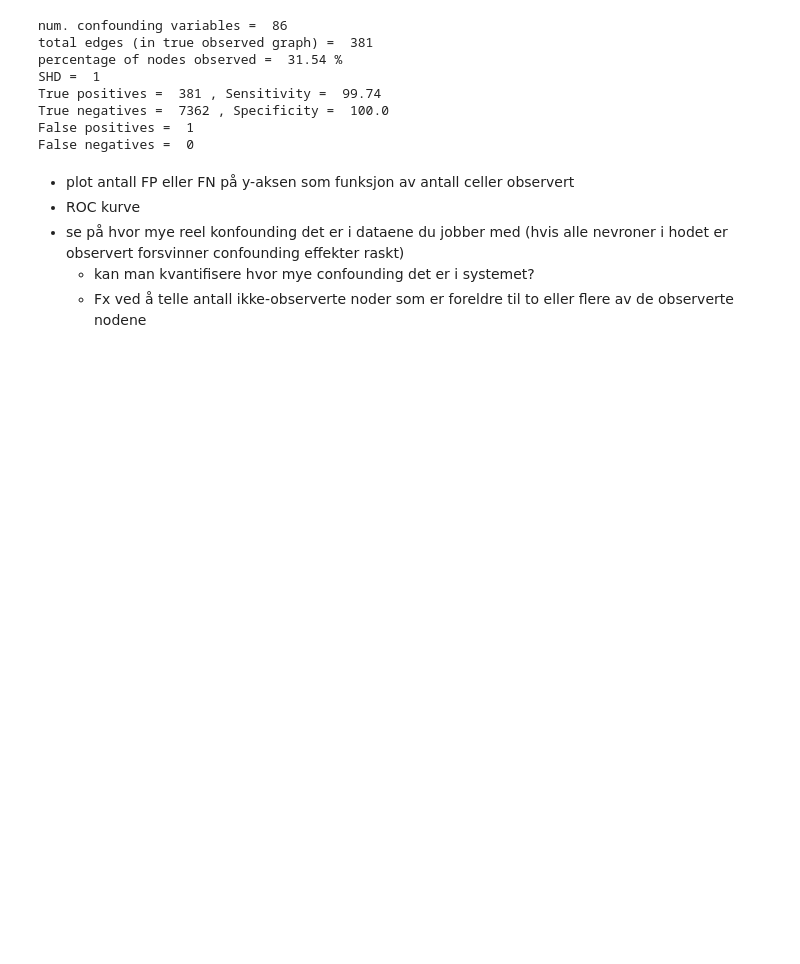
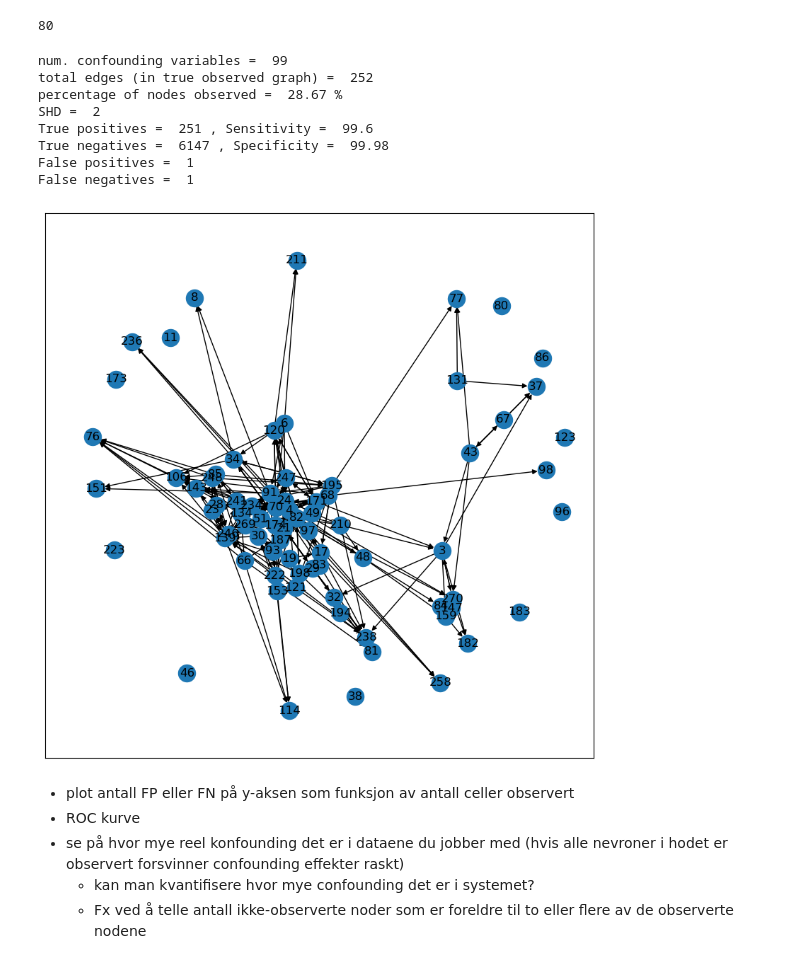
Before and after one commit to ungvilde/Causal-discovery, a Jupyter notebook: learn_c_elegans.ipynb, the cells around one changed output. Drawn from its saved outputs; the diff is of its cells as text; code cells hidden in the pictures; blank space fills up the shorter version.

```diff
--- a/learn_c_elegans.ipynb
+++ b/learn_c_elegans.ipynb
@@ -113,7 +141,7 @@ n_timesteps = 10**4
 stimulation_protocol = [[i] for i in index_obs]
 stimulation_protocol_str = [str(i) for i in index_obs] + ['null']
 
-stimulate_nodes = np.sort(np.random.choice(index_obs, size = int(n_obs*prop_intervened), replace = False))
+stimulate_nodes = np.sort(np.random.choice(index_obs, size = int(len(index_obs)*prop_intervened), replace = False))
 stimulation_protocol = [[i] for i in stimulate_nodes]
 stimulation_protocol_str = [str(i) for i in stimulate_nodes] + ['null']
 # %%
@@ -149,3 +177,7 @@ plt.show()
+# %%
+len(index_obs)
+# %% [output]
+80
 # %%
 G_learned = SCM_learner(spike_data_dict,
                         node_list=list(index_obs),
@@ -158,7 +190,6 @@ A_true = nx.adjacency_matrix(G_true).todense()
 A_learned = nx.adjacency_matrix(G_learned).todense()
 A_diff = A_true - A_learned
 
-pd.DataFrame(A_true - A_learned)
 SHD = np.sum(np.abs(A_true- A_learned))
 TP = np.sum( (A_true == 1)*(A_learned==1) )
 TN = np.sum( (A_true == 0)*(A_learned==0))
@@ -174,7 +205,7 @@ for node in index_hidden:
             count += 1
     if count >= 2:
         confounders.append(node)
-print('num. confounding variables = ',len(confounders))
+print('num. confounding variables = ', len(confounders))
 
 print('total edges (in true observed graph) = ',G_true.number_of_edges())
 print('percentage of nodes observed = ', np.round(G_obs.number_of_nodes() / G.number_of_nodes() * 100, 2), '%')
@@ -184,14 +215,19 @@ print('True negatives = ', TN, ', Specificity = ', np.round(TN / (TN + FN)*100,
 print('False positives = ', FP )
 print('False negatives = ', FN )
 # %% [output]
-num. confounding variables =  86
-total edges (in true observed graph) =  381
-percentage of nodes observed =  31.54 %
-SHD =  1
-True positives =  381 , Sensitivity =  99.74
-True negatives =  7362 , Specificity =  100.0
+num. confounding variables =  99
+total edges (in true observed graph) =  252
+percentage of nodes observed =  28.67 %
+SHD =  2
+True positives =  251 , Sensitivity =  99.6
+True negatives =  6147 , Specificity =  99.98
 False positives =  1
-False negatives =  0
+False negatives =  1
+# %%
+plt.figure(figsize=(10,10))
+nx.draw_networkx(G_learned)
+# %% [output]
+[figure, added]
 # %% [markdown]
 - plot antall FP eller FN på y-aksen som funksjon av antall celler observert
 - ROC kurve
```
Also changed, not shown: parts of 11 cells of this notebook, 8 other files.
